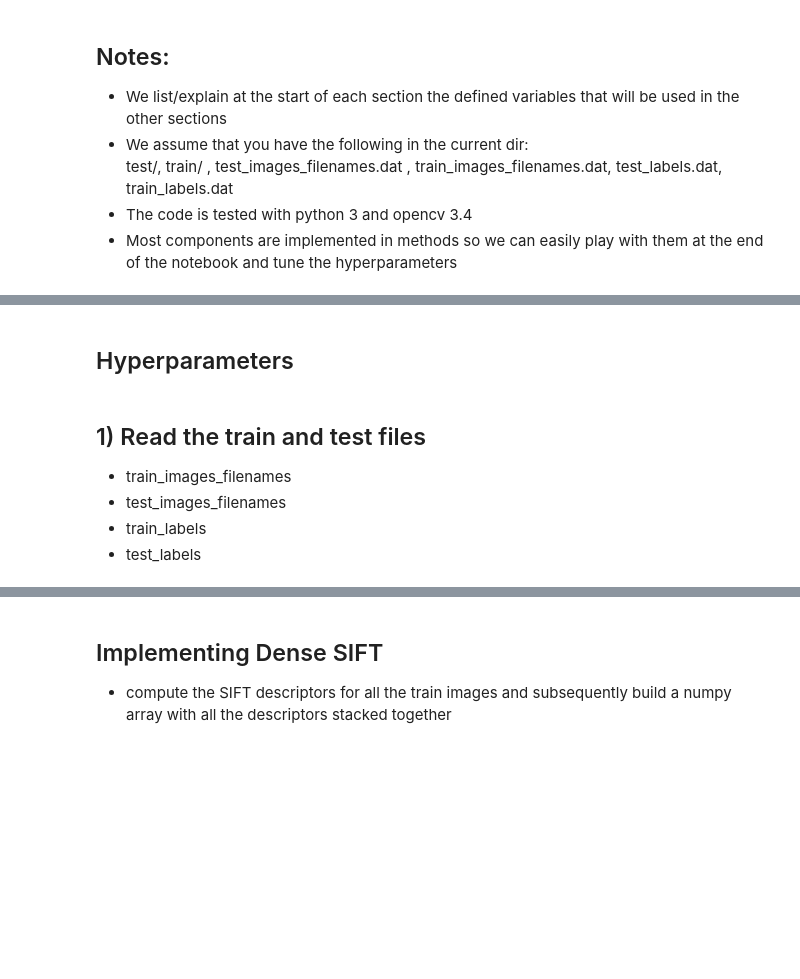
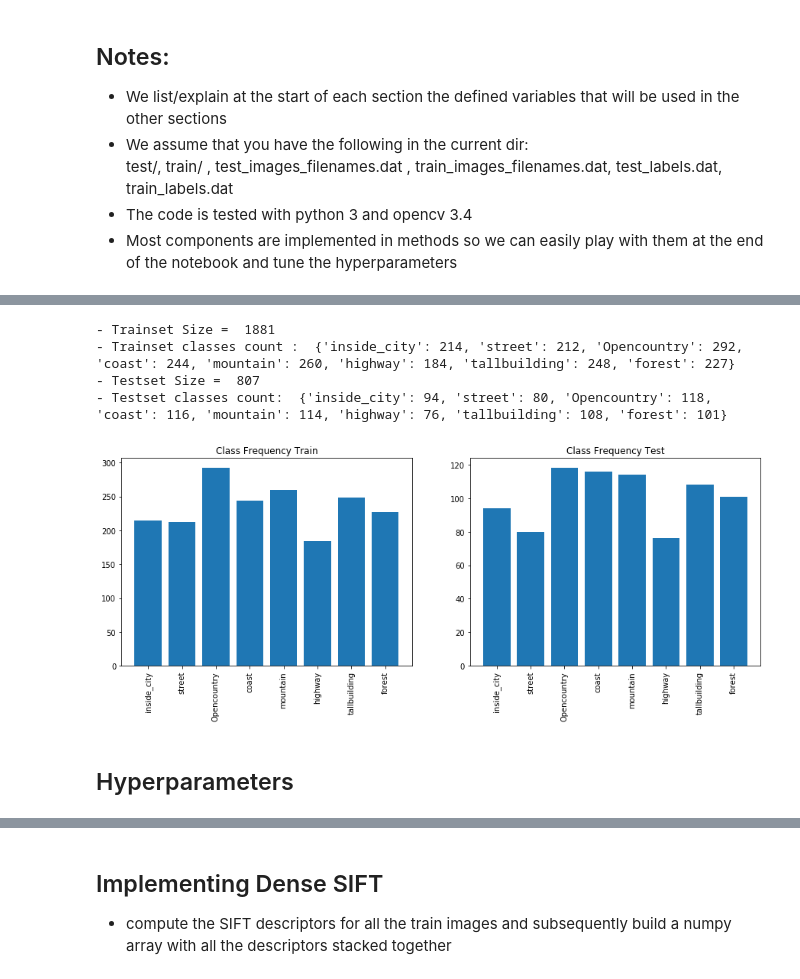
Before and after one commit to Sergigb/mlcv-project1, a Jupyter notebook: BagofVisualWords.ipynb, the cells around one changed output, grey strips where cells are left out. Drawn from its saved outputs; the diff is of its cells as text; code cells hidden in the pictures; blank space fills up the shorter version.

```diff
--- a/BagofVisualWords.ipynb
+++ b/BagofVisualWords.ipynb
@@ -25,0 +35,41 @@ from sklearn.preprocessing import normalize
+# %%
+train_images_filenames = cPickle.load(open('train_images_filenames.dat','rb'))
+test_images_filenames = cPickle.load(open('test_images_filenames.dat','rb'))
+train_labels = cPickle.load(open('train_labels.dat','rb'))
+test_labels = cPickle.load(open('test_labels.dat','rb'))
+
+class_count_test = {}
+for label in test_labels:
+    if label in class_count_test:
+        class_count_test[label] += 1
+    else:
+        class_count_test[label] = 1
+
+class_count_train = {}
+for label in train_labels:
+    if label in class_count_train:
+        class_count_train[label] += 1
+    else:
+        class_count_train[label] = 1
+
+print('- Trainset Size = ', len(train_labels))
+print("- Trainset classes count : ", class_count_train)
+print('- Testset Size = ', len(test_labels))
+print("- Testset classes count: ", class_count_test)
+
+plt.figure(figsize=(15,5))
+plt.subplot(121)
+plt.bar(range(len(class_count_train)), list(class_count_train.values()))
+plt.xticks(range(len(class_count_train)), list(class_count_train.keys()), rotation='vertical')
+plt.title('Class Frequency Train')
+plt.subplot(122)
+plt.bar(range(len(class_count_test)), list(class_count_test.values()))
+plt.xticks(range(len(class_count_test)), list(class_count_test.keys()), rotation='vertical')
+plt.title('Class Frequency Test')
+plt.show()
+# %% [output]
+- Trainset Size =  1881
+- Trainset classes count :  {'inside_city': 214, 'street': 212, 'Opencountry': 292, 'coast': 244, 'mountain': 260, 'highway': 184, 'tallbuilding': 248, 'forest': 227}
+- Testset Size =  807
+- Testset classes count:  {'inside_city': 94, 'street': 80, 'Opencountry': 118, 'coast': 116, 'mountain': 114, 'highway': 76, 'tallbuilding': 108, 'forest': 101}
+[figure, added]
@@ -43,6 +105,0 @@ alpha = 0.9
-# %% [markdown]
-## 1) Read the train and test files
-- train_images_filenames
-- test_images_filenames
-- train_labels
-- test_labels
```
Also changed, not shown: parts of 18 cells of this notebook.
